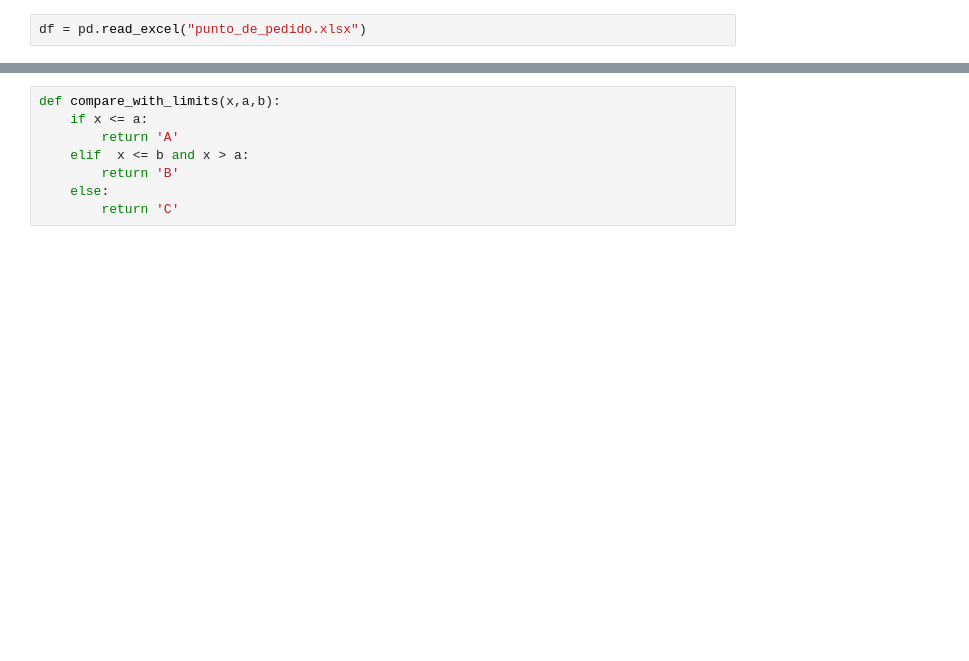
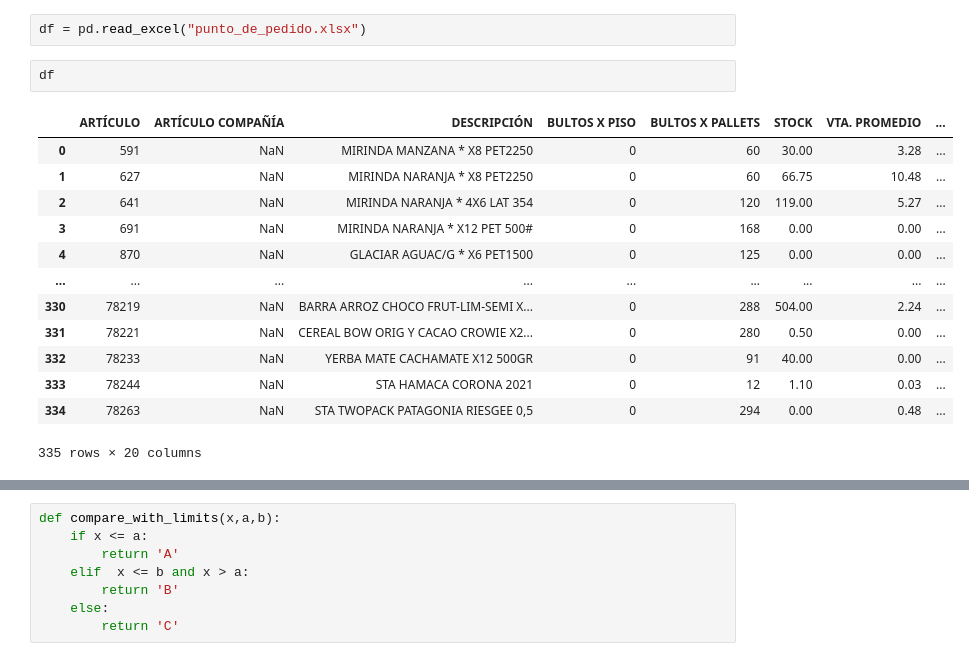
Before and after one commit to claudito1991/ABC_product_clasification, a Jupyter notebook: test.ipynb, the cells around one changed output, grey strips where cells are left out. Cells and saved outputs as stored; diff of their text form; blank space fills up the shorter version.

```diff
--- a/test.ipynb
+++ b/test.ipynb
@@ -2,4 +2,20 @@
 import pandas as pd
 # %%
 df = pd.read_excel("punto_de_pedido.xlsx")
+# %%
+df
+# %% [output]
+|  | ARTÍCULO | ARTÍCULO COMPAÑÍA | DESCRIPCIÓN | BULTOS X PISO | BULTOS X PALLETS | STOCK | VTA. PROMEDIO | ... |
+| 0 | 591 | NaN | MIRINDA MANZANA * X8 PET2250 | 0 | 60 | 30.00 | 3.28 | ... |
+| 1 | 627 | NaN | MIRINDA NARANJA * X8 PET2250 | 0 | 60 | 66.75 | 10.48 | ... |
+| 2 | 641 | NaN | MIRINDA NARANJA * 4X6 LAT 354 | 0 | 120 | 119.00 | 5.27 | ... |
+| 3 | 691 | NaN | MIRINDA NARANJA * X12 PET 500# | 0 | 168 | 0.00 | 0.00 | ... |
+| 4 | 870 | NaN | GLACIAR AGUAC/G * X6 PET1500 | 0 | 125 | 0.00 | 0.00 | ... |
+| ... | ... | ... | ... | ... | ... | ... | ... | ... |
+| 330 | 78219 | NaN | BARRA ARROZ CHOCO FRUT-LIM-SEMI X... | 0 | 288 | 504.00 | 2.24 | ... |
+| 331 | 78221 | NaN | CEREAL BOW ORIG Y CACAO CROWIE X2... | 0 | 280 | 0.50 | 0.00 | ... |
+| 332 | 78233 | NaN | YERBA MATE CACHAMATE X12 500GR | 0 | 91 | 40.00 | 0.00 | ... |
+| 333 | 78244 | NaN | STA HAMACA CORONA 2021 | 0 | 12 | 1.10 | 0.03 | ... |
+| 334 | 78263 | NaN | STA TWOPACK PATAGONIA RIESGEE 0,5 | 0 | 294 | 0.00 | 0.48 | ... |
+335 rows × 20 columns
 # %%
```
Also changed, not shown: parts of 21 cells of this notebook.
